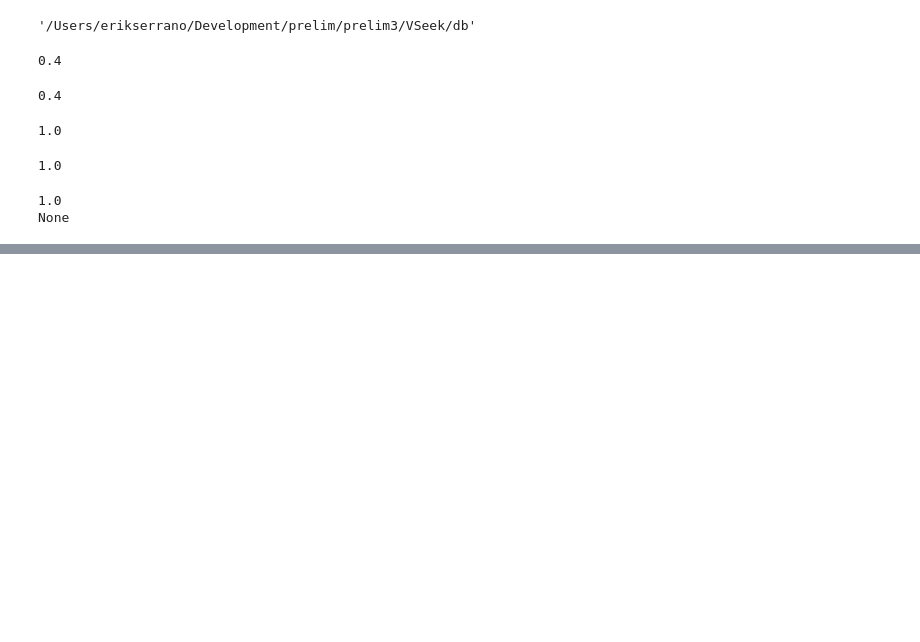
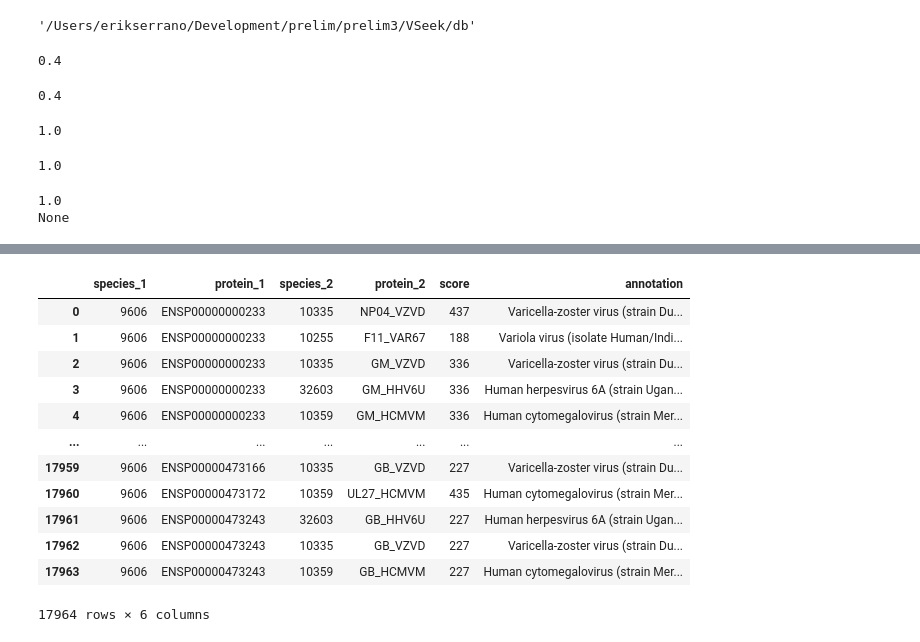
Before and after one commit to axiomcura/VSeek, a Jupyter notebook: test.ipynb, the cells around one changed output, grey strips where cells are left out. Drawn from its saved outputs; the diff is of its cells as text; code cells hidden in the pictures; blank space fills up the shorter version.

```diff
--- a/test.ipynb
+++ b/test.ipynb
@@ -333,0 +441,16 @@ None
+# %%
+ppi_df
+# %% [output]
+|  | species_1 | protein_1 | species_2 | protein_2 | score | annotation |
+| 0 | 9606 | ENSP00000000233 | 10335 | NP04_VZVD | 437 | Varicella-zoster virus (strain Du... |
+| 1 | 9606 | ENSP00000000233 | 10255 | F11_VAR67 | 188 | Variola virus (isolate Human/Indi... |
+| 2 | 9606 | ENSP00000000233 | 10335 | GM_VZVD | 336 | Varicella-zoster virus (strain Du... |
+| 3 | 9606 | ENSP00000000233 | 32603 | GM_HHV6U | 336 | Human herpesvirus 6A (strain Ugan... |
+| 4 | 9606 | ENSP00000000233 | 10359 | GM_HCMVM | 336 | Human cytomegalovirus (strain Mer... |
+| ... | ... | ... | ... | ... | ... | ... |
+| 17959 | 9606 | ENSP00000473166 | 10335 | GB_VZVD | 227 | Varicella-zoster virus (strain Du... |
+| 17960 | 9606 | ENSP00000473172 | 10359 | UL27_HCMVM | 435 | Human cytomegalovirus (strain Mer... |
+| 17961 | 9606 | ENSP00000473243 | 32603 | GB_HHV6U | 227 | Human herpesvirus 6A (strain Ugan... |
+| 17962 | 9606 | ENSP00000473243 | 10335 | GB_VZVD | 227 | Varicella-zoster virus (strain Du... |
+| 17963 | 9606 | ENSP00000473243 | 10359 | GB_HCMVM | 227 | Human cytomegalovirus (strain Mer... |
+17964 rows × 6 columns
```
Also changed, not shown: parts of 20 cells of this notebook, 4 other files.
